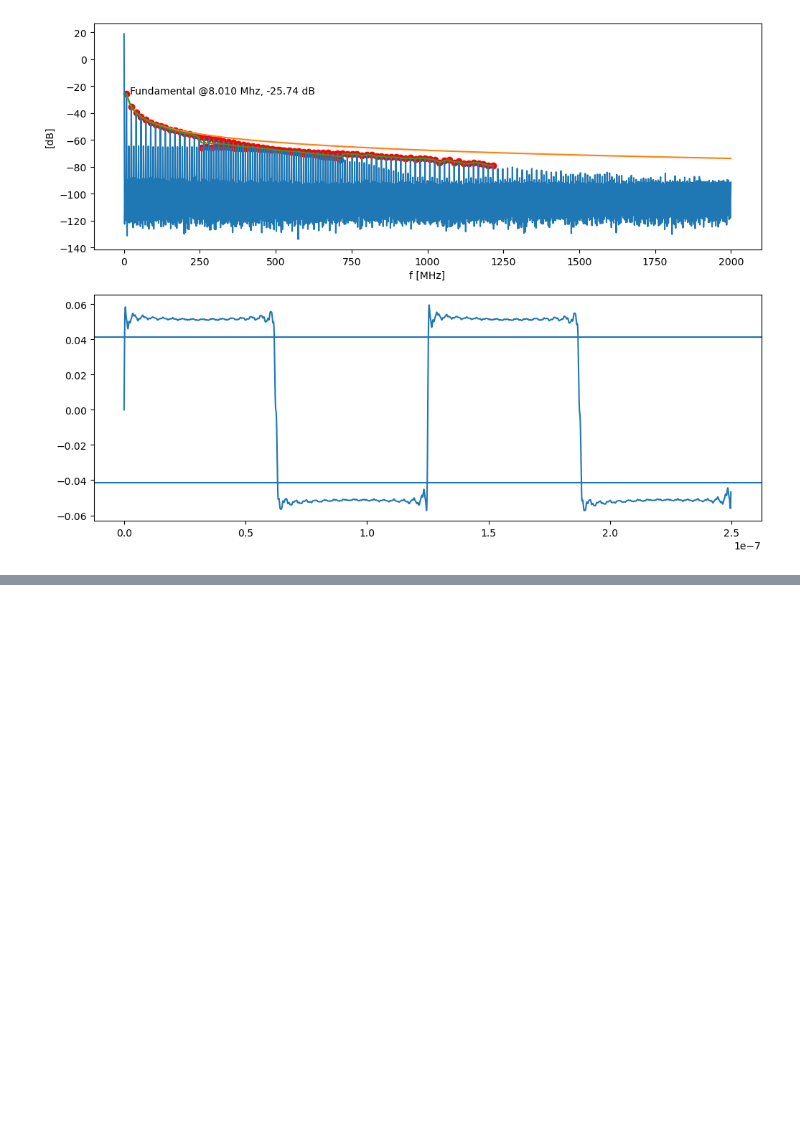
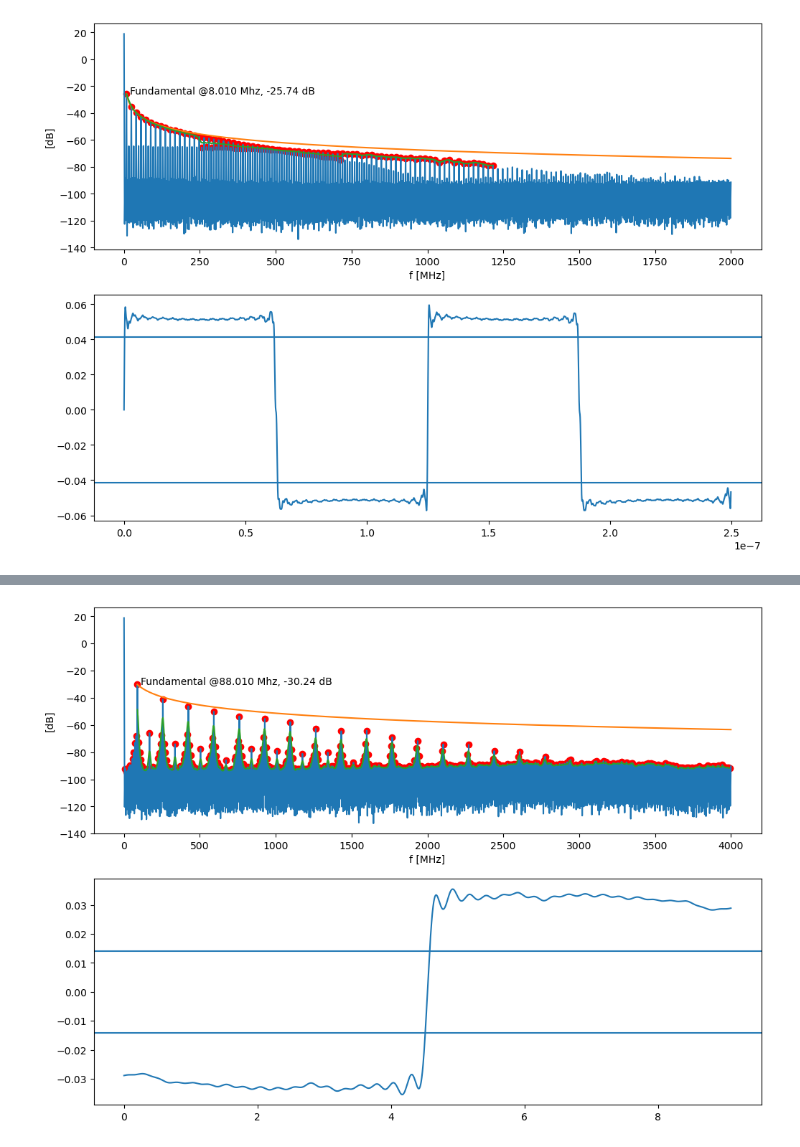
Before and after one commit to jaseg/sampling-mesh-monitor, a Jupyter notebook: spectrum_measurements/analysis.ipynb, the cells around one changed output, grey strips where cells are left out. Saved outputs shown, nothing was run; the diff lists cells and outputs as text; code cells hidden in the pictures; blank space fills up the shorter version.

```diff
--- a/spectrum_measurements/analysis.ipynb
+++ b/spectrum_measurements/analysis.ipynb
@@ -130,0 +164,95 @@ edge 4995:5014: t_r=0.474 ns, equiv f_3dB = 0.738 GHz
+# %%
+def plot_freq(fn):
+    header_amp, data_amp = load_keysight_csv(fn)
+    freq = data_amp[:,0]
+    amp = data_amp[:,1]
+    start_freq = float(header_amp['Start Frequency'])
+    stop_freq = float(header_amp['Stop Frequency'])
+    freq_spacing = (stop_freq - start_freq) / float(header_amp['Number of Points'])
+
+    fundamental_idx = 1 + amp[1:].argmax()
+    print('Fundamental peak:', freq[fundamental_idx], amp[fundamental_idx])
+
+    fig, (ax1, ax2) = plt.subplots(2, 1, figsize=(12, 9))
+    ax1.plot(freq/1e6, amp)
+    ax1.set_xlabel('f [MHz]')
+    ax1.set_ylabel('[dB]')
+    ax1.annotate(f'Fundamental @{freq[fundamental_idx]/1e6:.3f} Mhz, {amp[fundamental_idx]:.2f} dB',
+                (freq[fundamental_idx]/1e6, amp[fundamental_idx]),
+                xytext=(5, 0),
+                xycoords='data',
+                textcoords='offset pixels',
+               )
+
+    freq_space = np.linspace(freq[fundamental_idx], stop_freq, 1000)
+    sq_amp = np.sqrt(10**(amp[fundamental_idx]/10))
+    sq_approx = 10*np.log10((sq_amp / (freq_space/freq[fundamental_idx]))**2)
+    ax1.plot(freq_space/1e6, sq_approx)
+
+    print(f'Frequency spacing is {freq_spacing/1e3:.6f} kHz')
+
+    peaks, _props = sig.find_peaks(amp, prominence=20)
+    peaks = [idx for idx in peaks]
+            #if amp[idx] - 10*np.log10((sq_amp / (freq[idx]/freq[fundamental_idx]))**2) > -10]
+            #and abs((freq[idx] / freq[fundamental_idx]) % 1.0 - 0.5) > 0.4]
+    peak_freq = freq[peaks]
+    peak_amp = amp[peaks]
+    spl = interp.make_smoothing_spline(peak_freq, peak_amp, lam=1e20)
+    ax1.scatter(peak_freq/1e6, peak_amp, color='red')
+    freq_space_cut = freq_space[:np.argmin(freq_space < max(peak_freq))]
+    ax1.plot(freq_space_cut/1e6, spl(freq_space_cut))
+    kc = [(freq[idx]/freq[fundamental_idx], np.sqrt(10**(amp[idx]/10))) for idx in peaks]
+
+    idx_3db = np.argmin(abs(spl(freq_space_cut) - sq_approx[:len(freq_space_cut)]) < 3.00)
+    print(f'3 dB frequency from spline: {freq_space[idx_3db]/1e9:.3f} GHz, equiv t_r = {0.35 / freq_space[idx_3db] * 1e9:.3f} ns')
+
+    t = np.linspace(0, 0.4, 10000)
+    ts = 1/freq[fundamental_idx]
+    tf = t * ts
+    td_data = 4/np.pi * sum(c * np.sin(2*np.pi*k*t) for k, c in kc)
+    #td_data = fft.ifft([c for k, c in kc])
+    td_data = np.hstack([-td_data[::-1], td_data[1:]])
+    ax2.plot(np.linspace(0, 2*0.4*ts*1e9, 10000*2-1), td_data)
+
+    #lvl_high = kc[0][1]*0.8
+    #lvl_low = kc[0][1]*-0.8
+    lvl_low = td_data.min()
+    lvl_high = td_data.max()
+    lvl_amp = lvl_high - lvl_low
+    lvl_low += 0.3*lvl_amp
+    lvl_high -= 0.3*lvl_amp
+    ax2.axhline(lvl_low)
+    ax2.axhline(lvl_high)
+    print(f'Reconstruction sample spacing: {ts*1e9:.3f} ns')
+
+    state = None
+    edge_start, edge_end = None, None
+    for i, (dp, dn) in enumerate(zip(td_data, td_data[1:])):
+        if dp <= lvl_low and dn >= lvl_low:
+            if state != 'edge':
+                state = 'edge'
+                edge_start = i
+        elif dp <= lvl_high and dn >= lvl_high:
+            if state == 'edge':
+                edge_end = i
+                tr = 0.4*2*ts/10000*(edge_end-edge_start)
+                print(f'edge {edge_start}:{edge_end}: t_r={tr*1e9:.3f} ns, equiv f_3dB = {0.35/tr/1e9:.3f} GHz')
+            state = 'high'
+        elif dp <= lvl_low and dn <= lvl_low:
+            state = 'low'
+        elif dp >= lvl_high and dn >= lvl_high:
+            state = 'high'
+
+    #fft_data = np.hstack([
+    #    np.zeros(round(start_freq / freq_spacing)),
+    #    10**(amp/20)])
+    #fft_data = np.hstack([fft_data, fft_data[1::-1]])
+
+    #time_domain_amp = fft.ifft(fft_data)
+
+    #ax2.plot(time_domain_amp)
+    #ax2.set_xlim([1000, 4000])
+    #ax2.set_ylim([-0.5e-5, 0.5e-5])
+
+plot_freq('../data_spectrum/tdp0604_bent_3.csv')
+# %% [output]
@@ -130,0 +264 @@ edge 4995:5014: t_r=0.474 ns, equiv f_3dB = 0.738 GHz
+[figure, added]
```
Also changed, not shown: parts of 2 cells of this notebook, 1 other file.
